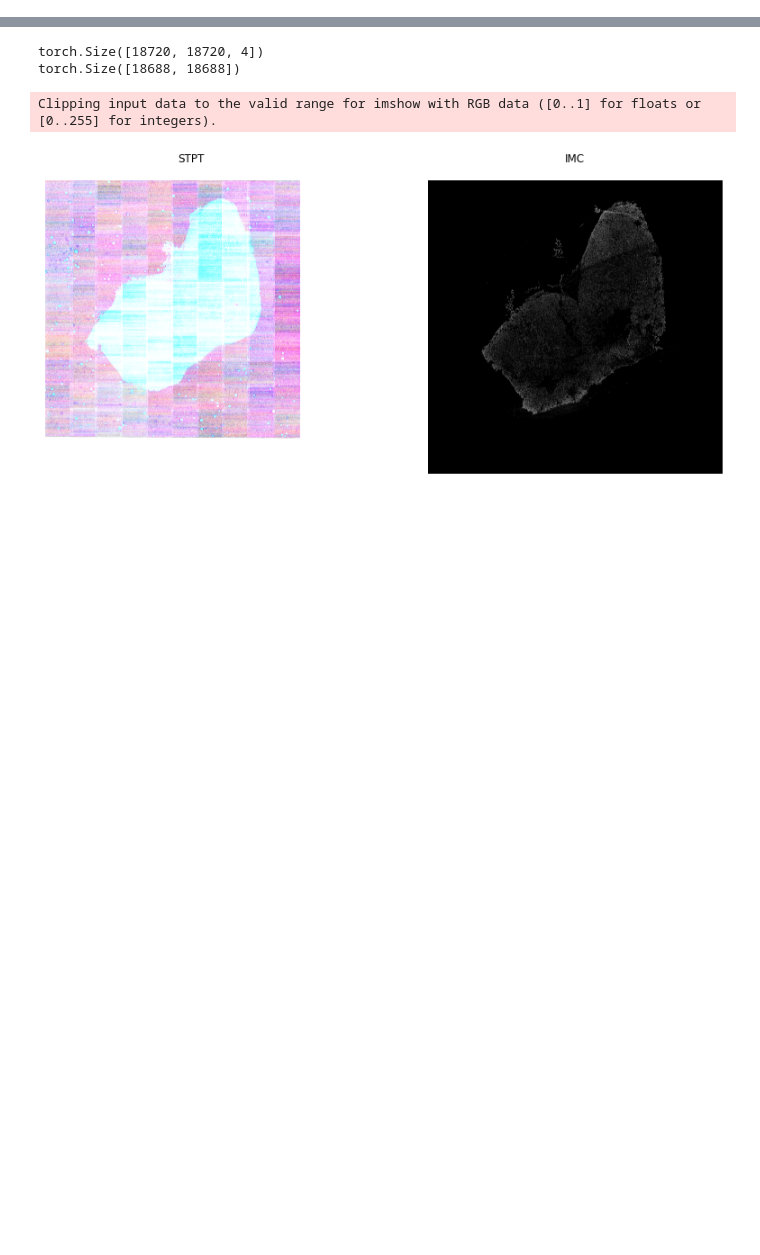
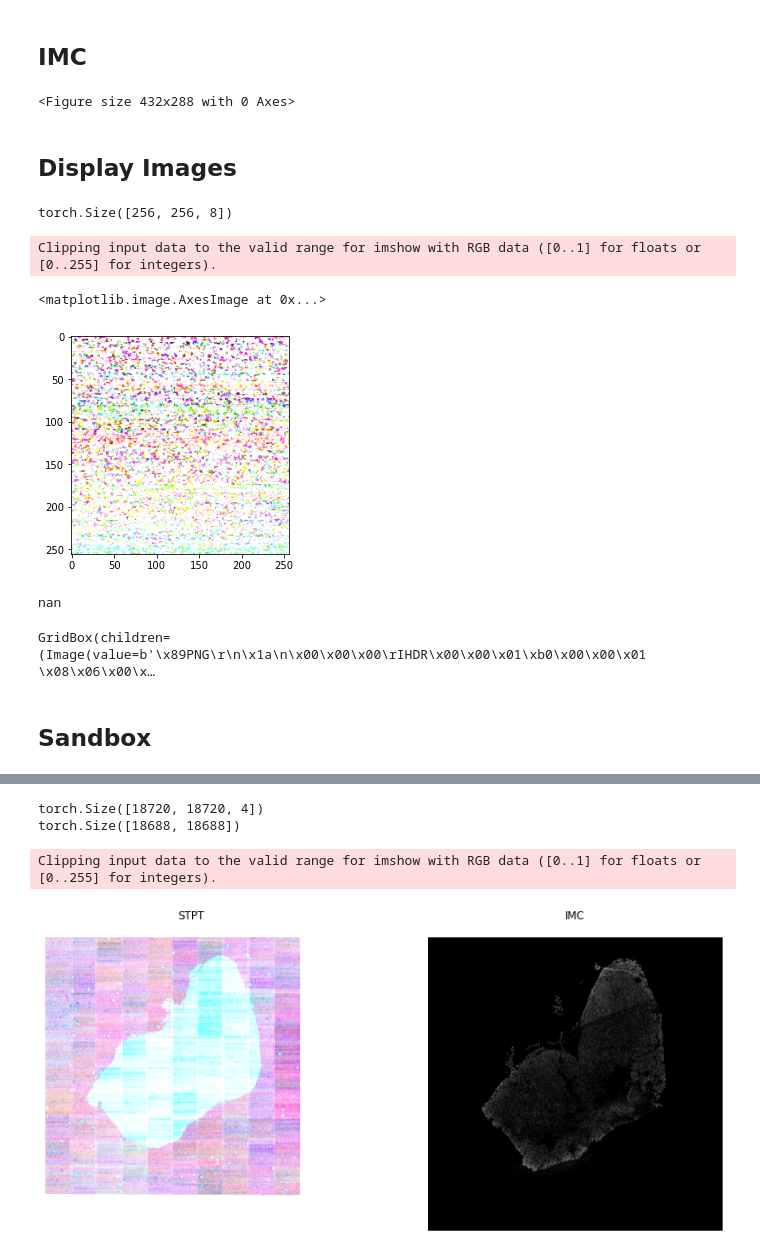
Before and after one commit to keviny2/stpt2imc, a Jupyter notebook: src/sandbox.ipynb, the cells around one changed output, grey strips where cells are left out. Cells and saved outputs as stored; diff of their text form; code cells hidden in the pictures; blank space fills up the shorter version.

```diff
--- a/utils/visualization.ipynb
+++ b/src/sandbox.ipynb
@@ -0,0 +23,43 @@
+# %% [markdown]
+## IMC
+# %%
+phys_secs = ['{:02d}'.format(sec) for sec in list(range(1, 5))]  # construct list of physical sections
+
+save_imcs(secs=phys_secs,
+          img_types=['TIF'],
+          data_files=['193Ir_DNA.tif', '191Ir_DNA.tif', 'roi_map.tif', '143Nd_Vimentin.tif'])
+# %% [output]
+<Figure size 432x288 with 0 Axes>
+# %% [markdown]
+## Display Images
+# %%
+import torch
+import matplotlib.pyplot as plt
+img = torch.load('processed_data/STPT/08/50_40.pt')
+img = img.permute((1, 2, 0))
+img.shape
+# %% [output]
+torch.Size([256, 256, 8])
+# %%
+plt.imshow(img[:, :, :4], cmap='gray')
+# %% [output]
+Clipping input data to the valid range for imshow with RGB data ([0..1] for floats or [0..255] for integers).
+<matplotlib.image.AxesImage at 0x...>
+[figure, added]
+# %%
+# normalize image (8 bits)
+norm_img = img.copy()
+cv.normalize(img, norm_img, alpha=0, beta=2**8 - 1, norm_type=cv.NORM_MINMAX)
+
+# Apply log transformation method
+c = (2**8 - 1) / np.log(1 + np.max(norm_img))
+
+log_image = c * (np.log(norm_img + 1))
+np.max(log_image)
+# %% [output]
+nan
+# %%
+## STPT
+display_imgs("/home/jimaxt/Shared/Notebooks/Kevin/stpt_2_imc/data/STPT/1")
+# %% [output]
+GridBox(children=(Image(value=b'\x89PNG\r\n\x1a\n\x00\x00\x00\rIHDR\x00\x00\x01\xb0\x00\x00\x01 \x08\x06\x00\x…
@@ -0,0 +73,2 @@
+# %% [markdown]
+## Sandbox
```
Also changed, not shown: parts of 16 cells of this notebook, 20 other files.
